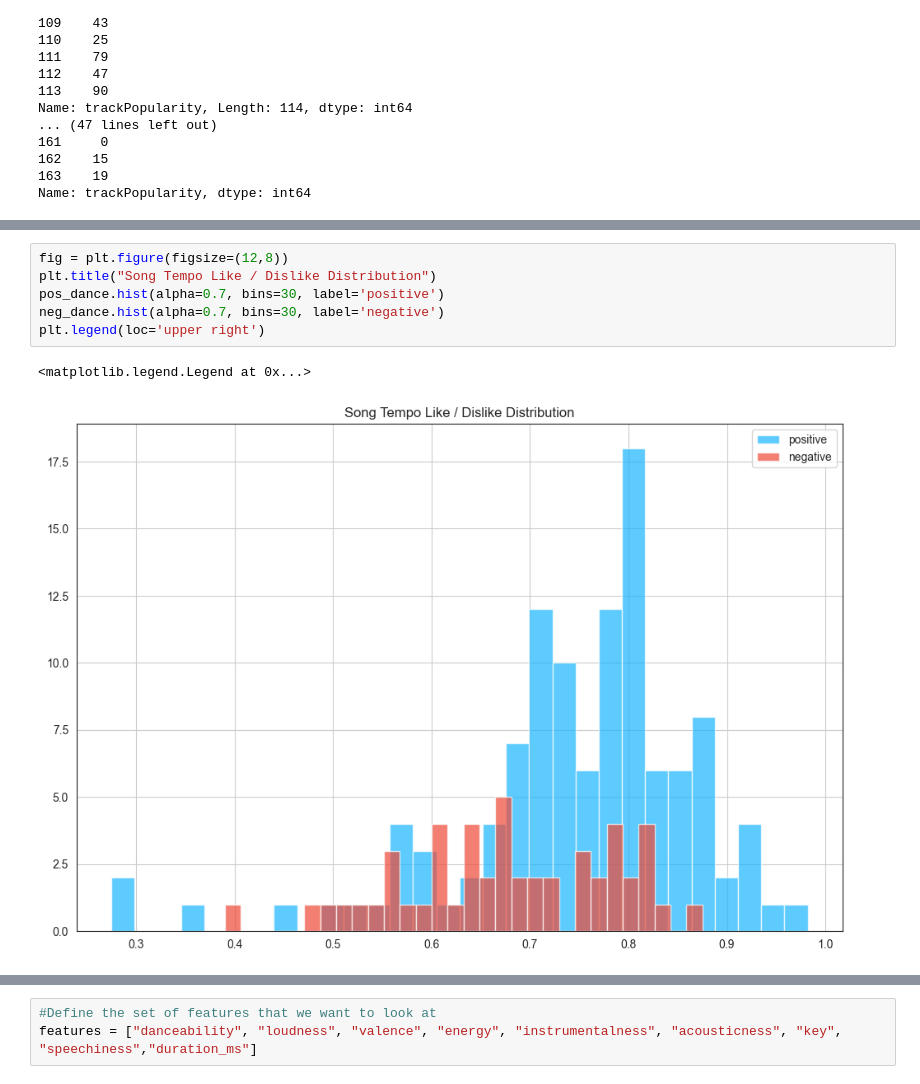
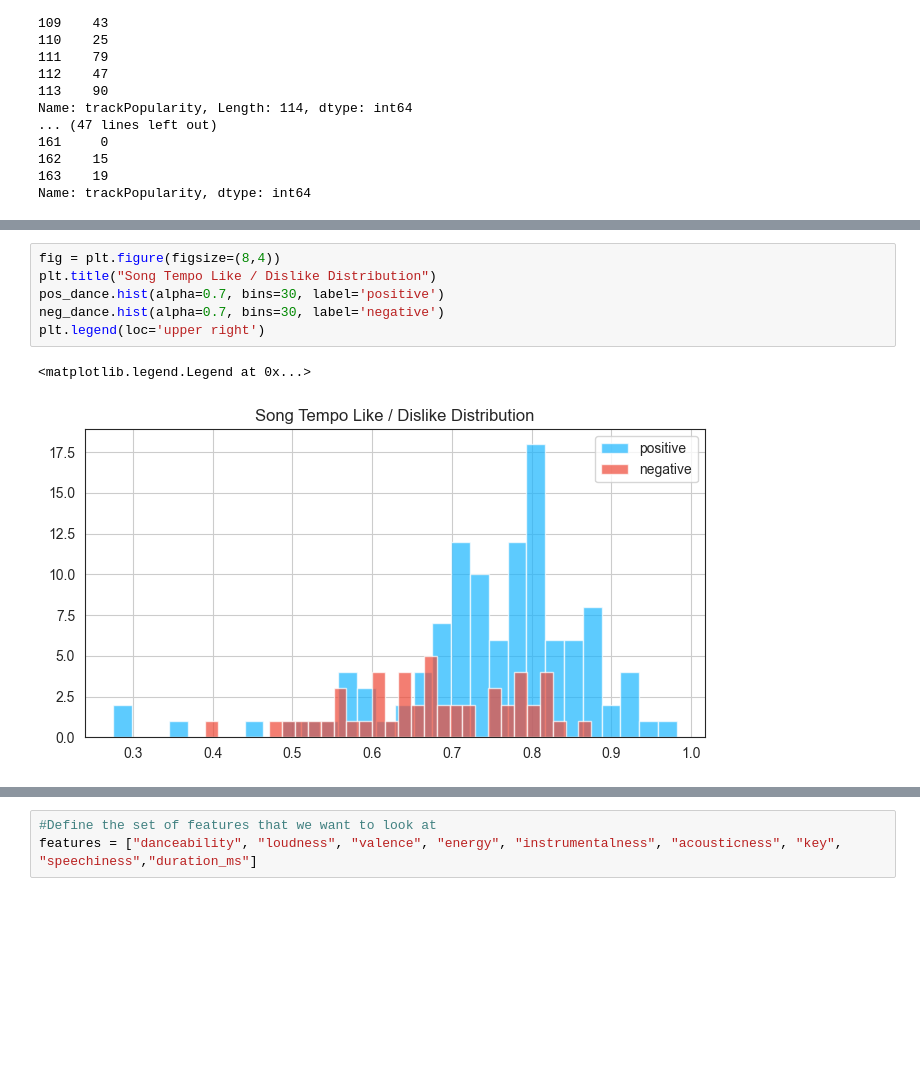
Before and after one commit to bananajoe-4/spotify-discover-weekly-ml, a Jupyter notebook: notebook.ipynb, the cells around one changed output, grey strips where cells are left out. Drawn from its saved outputs; the diff is of its cells as text; blank space fills up the shorter version.

```diff
--- a/notebook.ipynb
+++ b/notebook.ipynb
@@ -327,12 +327,12 @@ plt.legend(loc='upper right')
 # %%
-fig = plt.figure(figsize=(12,8))
+fig = plt.figure(figsize=(8,4))
 plt.title("Song Tempo Like / Dislike Distribution")
 pos_dance.hist(alpha=0.7, bins=30, label='positive')
 neg_dance.hist(alpha=0.7, bins=30, label='negative')
 plt.legend(loc='upper right')
 # %% [output]
 <matplotlib.legend.Legend at 0x...>
-[figure, old version]
+[figure, new version]
 # %%
 fig2 = plt.figure(figsize=(15,15))
 
```
Also changed, not shown: parts of 2 cells of this notebook.
